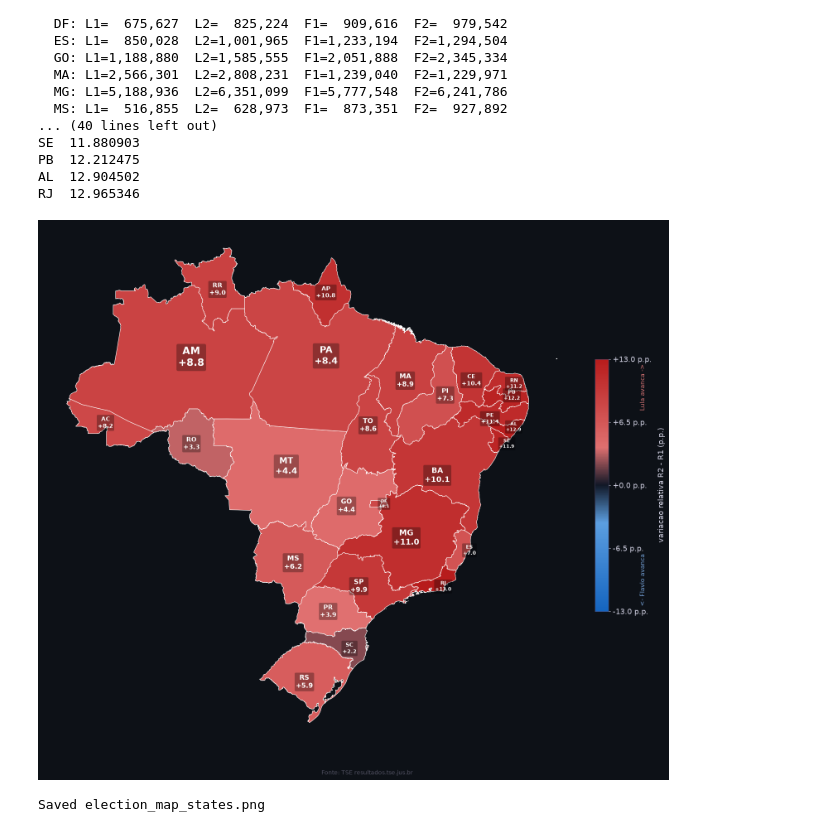
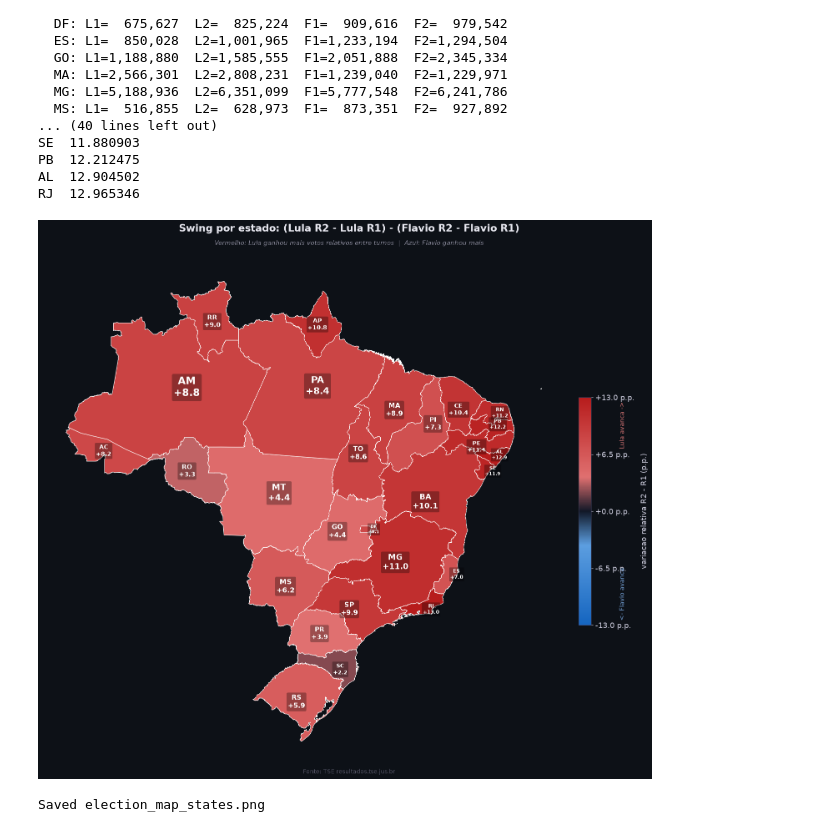
Before and after one commit to SebasEliens/br26-map, a Jupyter notebook: election_map.ipynb, the cells around one changed output. Saved outputs shown, nothing was run; the diff lists cells and outputs as text; code cells hidden in the pictures.

Commit message:
Restore title and subtitle as fig.text elements on state map
Co-Authored-By: Claude Sonnet 4.6 <noreply@anthropic.com>

```diff
--- a/election_map.ipynb
+++ b/election_map.ipynb
@@ -415,33 +415,38 @@ for _, row in gdf_state_map.iterrows():
         f"{row['sigla']}\n{sign}{val:.1f}",
         xy=(pt.x + dx, pt.y + dy), ha="center", va="center",
         fontsize=fs, color="white", fontweight="bold",
         bbox=dict(boxstyle="round,pad=0.18", facecolor="black",
                   alpha=0.30, linewidth=0),
     )
 
 # Colorbar – larger text throughout
 sm2 = plt.cm.ScalarMappable(cmap=cmap, norm=norm_s)
 sm2.set_array([])
 cbar2 = fig2.colorbar(sm2, ax=ax2, shrink=0.45, aspect=18, pad=0.02)
 cbar2.outline.set_edgecolor("#444466")
 cbar2.ax.tick_params(colors="#ccccdd", labelsize=13)
 ticks2 = np.linspace(-vmax_s, vmax_s, 5)
 cbar2.set_ticks(ticks2)
 cbar2.set_ticklabels([f"{v:+.1f} p.p." for v in ticks2])
 cbar2.set_label("variacao relativa R2 - R1 (p.p.)", color="#ccccdd", fontsize=13, labelpad=10)
 cbar2.ax.text(3.2, 0.02, "<- Flavio avanca", transform=cbar2.ax.transAxes,
               va="bottom", ha="left", fontsize=11, color="#7aa8e0", rotation=90)
 cbar2.ax.text(3.2, 0.98, "Lula avanca ->",   transform=cbar2.ax.transAxes,
               va="top",    ha="left", fontsize=11, color="#e07a7a", rotation=90)
 
 ax2.axis("off")
-plt.tight_layout(rect=[0, 0.012, 1, 1.0])
+plt.tight_layout(rect=[0, 0.012, 1, 0.90])
+fig2.text(0.5, 0.935, "Swing por estado: (Lula R2 - Lula R1) - (Flavio R2 - Flavio R1)",
+          ha="center", color="#e8e8f0", fontsize=17, fontweight="bold")
+fig2.text(0.5, 0.912,
+          "Vermelho: Lula ganhou mais votos relativos entre turnos  |  Azul: Flavio ganhou mais",
+          ha="center", color="#888899", fontsize=11, style="italic")
 fig2.text(0.5, 0.007, "Fonte: TSE resultados.tse.jus.br",
           ha="center", color="#555566", fontsize=10)
 
 plt.savefig("election_map_states.png", dpi=200, bbox_inches="tight", facecolor=BG)
 plt.show()
 print("Saved election_map_states.png")
 # %% [output]
-[figure, old version]
+[figure, new version]
 Saved election_map_states.png
```
